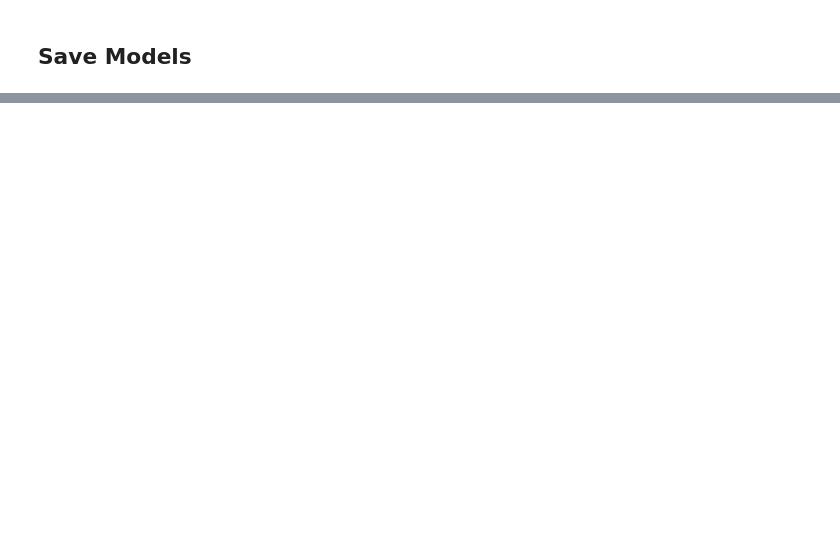
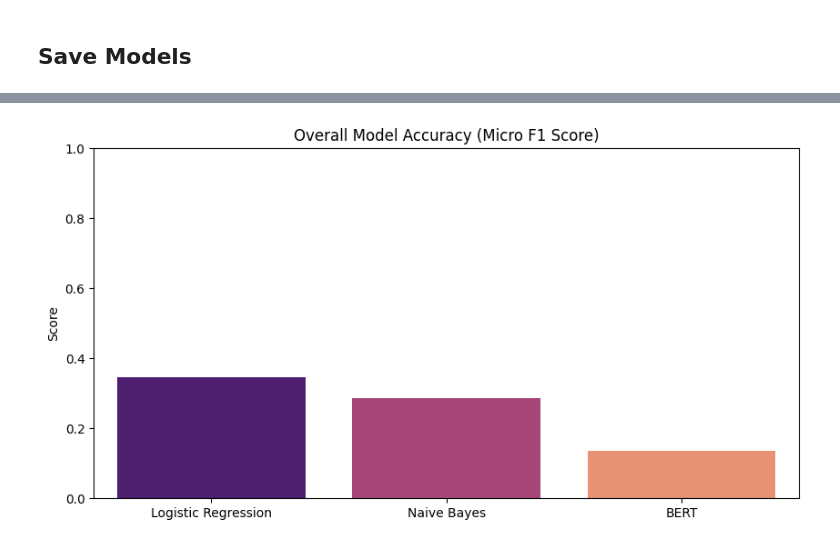
Before and after one commit to X00222004/Project_2026, a Jupyter notebook: project_book.ipynb, the cells around one changed output, grey strips where cells are left out. Drawn from its saved outputs; the diff is of its cells as text; code cells hidden in the pictures; blank space fills up the shorter version.

```diff
--- a/project_book.ipynb
+++ b/project_book.ipynb
@@ -865,0 +993,81 @@ Logistic Regression predicted probabilities:
+# %%
+# data for the model comparison graph
+models = ["Logistic Regression", "Naive Bayes", "BERT"]
+
+# F1 scores for the models to compare performance visually
+try:
+    if 'y_val_lr_pred' in locals() and 'y_val_nb_pred' in locals() and 'bert_pred' in locals():
+        f1_scores = [
+            f1_score(y_val, y_val_lr_pred, average='micro'),
+            f1_score(y_val, y_val_nb_pred, average='micro'),
+            f1_score(y_val, bert_pred, average='micro')
+        ]
+        plt.figure(figsize=(10, 5))
+        sns.barplot(x=models, y=f1_scores, palette='magma')
+        plt.title('Overall Model Accuracy (Micro F1 Score)')
+        plt.ylabel('Score')
+        plt.ylim(0, 1)
+        plt.show()
+    else:
+        print("Error - Predictions from one or more models not found. Unable to calculate F1 scores for comparison graph.")
+except Exception as e:
+    print("Error - Could not calculate F1 scores for the models. Result: " + str(e) + ".")
+
+# Loss score for the models to compare performance visually
+try:
+    if 'log_reg_pred' in locals() and 'nb_pred' in locals() and 'bert_pred' in locals():
+        hamming_losses = [
+            hamming_loss(y_val, y_val_lr_pred),
+            hamming_loss(y_val, y_val_nb_pred),
+            hamming_loss(y_val, bert_pred)
+        ]
+        plt.figure(figsize=(10, 5))
+        sns.barplot(x=models, y=hamming_losses, palette='magma')
+        plt.title('Overall Model Loss (Hamming Loss)')
+        plt.ylabel('Score')
+        plt.ylim(0, 1)
+        plt.show()
+    else:
+        print("Error - Predictions from one or more models not found. Unable to calculate Hamming Loss for comparison graph.")
+except Exception as e:
+    print("Error - Could not calculate Hamming Loss for the models. Result: " + str(e) + ".")
+
+# Precision and Recall scores for the models to compare performance visually
+try:
+    if 'log_reg_pred' in locals() and 'nb_pred' in locals() and 'bert_pred' in locals():
+        precision_scores = [
+            precision_score(y_val, y_val_lr_pred, average='micro'),
+            precision_score(y_val, y_val_nb_pred, average='micro'),
+            precision_score(y_val, bert_pred, average='micro')
+        ]
+        recall_scores = [
+            recall_score(y_val, y_val_lr_pred, average='micro'),
+            recall_score(y_val, y_val_nb_pred, average='micro'),
+            recall_score(y_val, bert_pred, average='micro')
+        ]
+        x = np.arange(len(models))
+        width = 0.25
+        plt.figure(figsize=(10, 5))
+        plt.bar(x - width/2, precision_scores, width=width, label='Precision', color='lightblue')
+        plt.bar(x + width/2, recall_scores, width=width, label='Recall', color='lightcoral')
+        plt.xticks(x, models)
+        plt.title('Model Precision and Recall (Micro Average)')
+        plt.ylabel('Score')
+        plt.ylim(0, 1)
+        plt.legend()
+        plt.show()
+    else:
+        print("Error - Predictions from one or more models not found. Unable to calculate Precision and Recall for comparison graph.")
+except Exception as e:
+    print("Error - Could not calculate Precision and Recall for the models. Result: " + str(e) + ".")
+
+# report for your best model
+# try:
+#     if 'bert_pred' in locals():
+#         report = classification_report(y_val, bert_pred, target_names=mlb.classes_, output_dict=True)
+#         print("Classification Report for BERT model:\n", report)
+#     else:
+#         print("Error - BERT predictions not found. Unable to produce a classification report.")
+# except Exception as e:
+#     print("Error - Could not produce a classification report for BERT model. Result: " + str(e) + ".")
+# %% [output]
@@ -865,0 +1077 @@ Logistic Regression predicted probabilities:
+[figure, added]
```
Also changed, not shown: parts of 26 cells of this notebook.
